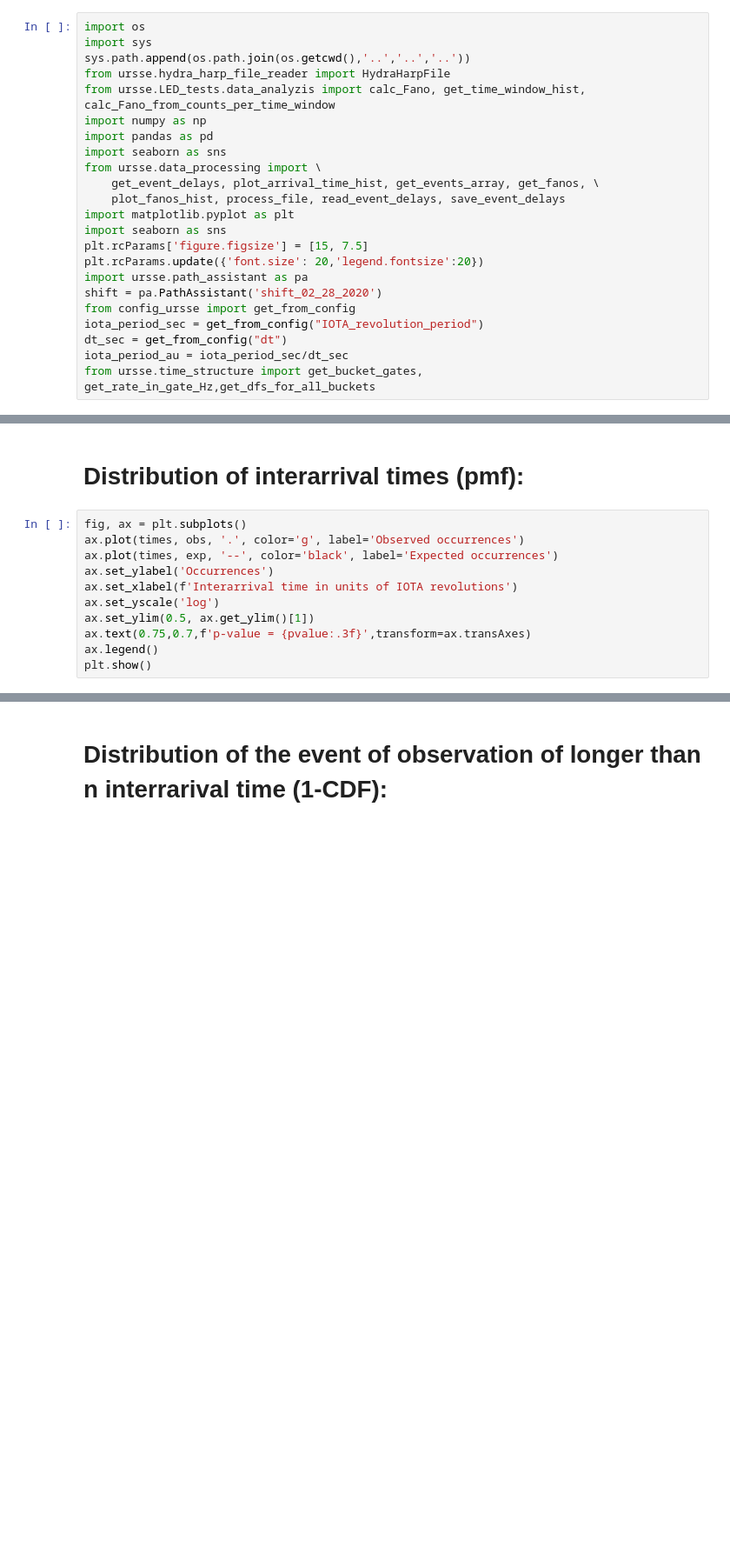
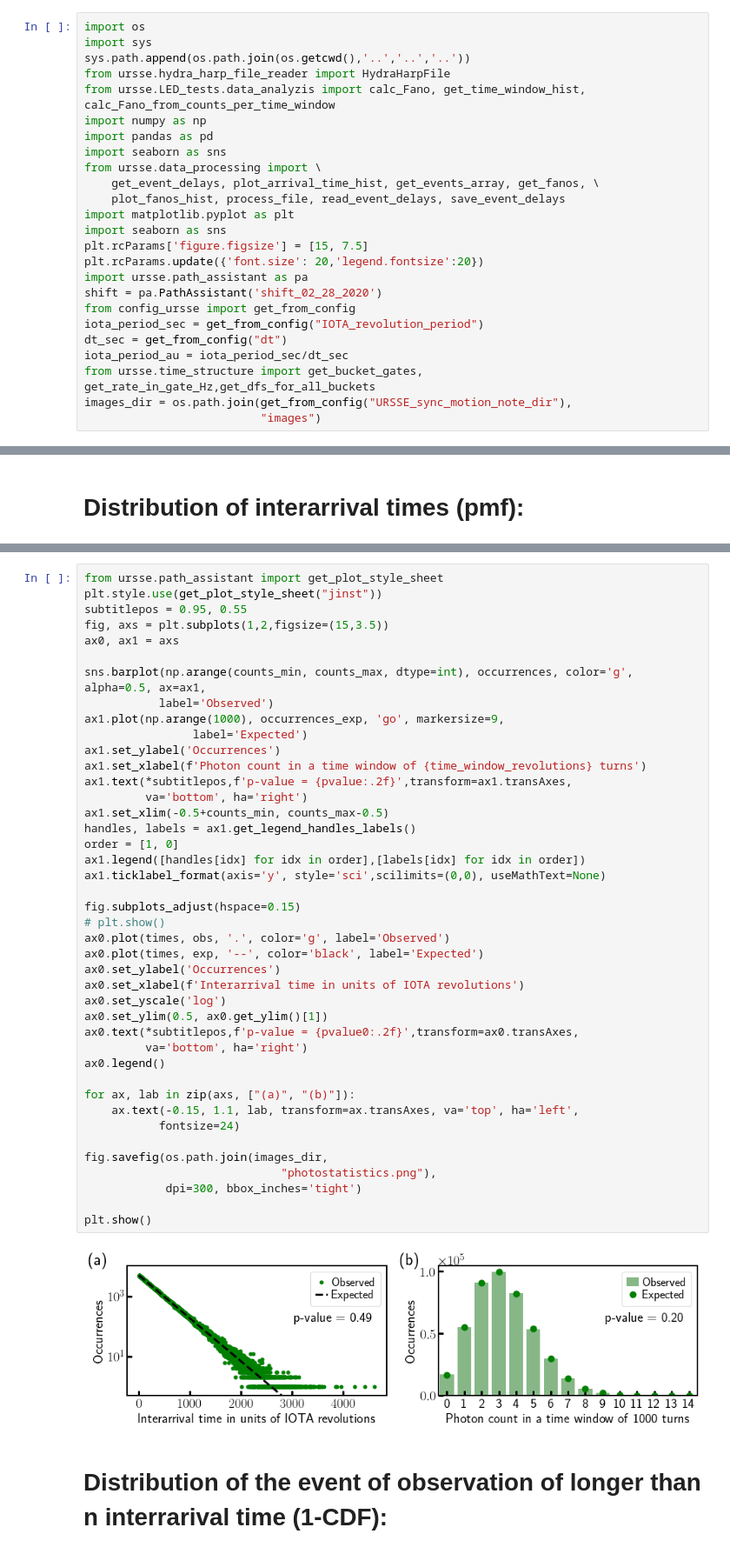
Before and after one commit to IharLobach/ursse, a Jupyter notebook: analyzing_collected_data/shifts/shift_02_28_2020/statistical_analyzis_03_05_2020.ipynb, the cells around one changed output, grey strips where cells are left out. Shown at 87% size. Saved outputs shown, nothing was run; the diff lists cells and outputs as text; blank space fills up the shorter version.

```diff
--- a/analyzing_collected_data/shifts/shift_02_28_2020/statistical_analyzis_03_05_2020.ipynb
+++ b/analyzing_collected_data/shifts/shift_02_28_2020/statistical_analyzis_03_05_2020.ipynb
@@ -21,6 +21,8 @@ iota_period_sec = get_from_config("IOTA_revolution_period")
 dt_sec = get_from_config("dt")
 iota_period_au = iota_period_sec/dt_sec
 from ursse.time_structure import get_bucket_gates, get_rate_in_gate_Hz,get_dfs_for_all_buckets
+images_dir = os.path.join(get_from_config("URSSE_sync_motion_note_dir"),
+                          "images")
 # %%
 df, n_revolutions = read_event_delays(shift.get_time_stamp_file_path('1el_002.ptu'))
 t_delays = df.delay
@@ -163,14 +190,3 @@ statistic, pvalue
 (997.1810596722771, 0.49242674159678607)
 # %% [markdown]
 # Distribution of interarrival times (pmf):
-# %%
-fig, ax = plt.subplots()
-ax.plot(times, obs, '.', color='g', label='Observed occurrences')
-ax.plot(times, exp, '--', color='black', label='Expected occurrences')
-ax.set_ylabel('Occurrences')
-ax.set_xlabel(f'Interarrival time in units of IOTA revolutions')
-ax.set_yscale('log')
-ax.set_ylim(0.5, ax.get_ylim()[1])
-ax.text(0.75,0.7,f'p-value = {pvalue:.3f}',transform=ax.transAxes)
-ax.legend()
-plt.show()
@@ -179,3 +193,47 @@ plt.show()
+# %%
+from ursse.path_assistant import get_plot_style_sheet
+plt.style.use(get_plot_style_sheet("jinst"))
+subtitlepos = 0.95, 0.55
+fig, axs = plt.subplots(1,2,figsize=(15,3.5))
+ax0, ax1 = axs
+
+sns.barplot(np.arange(counts_min, counts_max, dtype=int), occurrences, color='g', alpha=0.5, ax=ax1,
+           label='Observed')
+ax1.plot(np.arange(1000), occurrences_exp, 'go', markersize=9,
+                label='Expected')
+ax1.set_ylabel('Occurrences')
+ax1.set_xlabel(f'Photon count in a time window of {time_window_revolutions} turns')
+ax1.text(*subtitlepos,f'p-value = {pvalue:.2f}',transform=ax1.transAxes,
+         va='bottom', ha='right')
+ax1.set_xlim(-0.5+counts_min, counts_max-0.5)
+handles, labels = ax1.get_legend_handles_labels()
+order = [1, 0]
+ax1.legend([handles[idx] for idx in order],[labels[idx] for idx in order])
+ax1.ticklabel_format(axis='y', style='sci',scilimits=(0,0), useMathText=None)
+
+fig.subplots_adjust(hspace=0.15)
+# plt.show()
+ax0.plot(times, obs, '.', color='g', label='Observed')
+ax0.plot(times, exp, '--', color='black', label='Expected')
+ax0.set_ylabel('Occurrences')
+ax0.set_xlabel(f'Interarrival time in units of IOTA revolutions')
+ax0.set_yscale('log')
+ax0.set_ylim(0.5, ax0.get_ylim()[1])
+ax0.text(*subtitlepos,f'p-value = {pvalue0:.2f}',transform=ax0.transAxes,
+         va='bottom', ha='right')
+ax0.legend()
+
+for ax, lab in zip(axs, ["(a)", "(b)"]):
+    ax.text(-0.15, 1.1, lab, transform=ax.transAxes, va='top', ha='left',
+           fontsize=24)
+
+fig.savefig(os.path.join(images_dir,
+                             "photostatistics.png"),
+            dpi=300, bbox_inches='tight')
+
+plt.show()
+# %% [output]
+[figure, added]
 # %% [markdown]
 # Distribution of the event of observation of longer than n interrarival time (1-CDF):
 # %%
```
Also changed, not shown: parts of 10 cells of this notebook, 6 other files.
